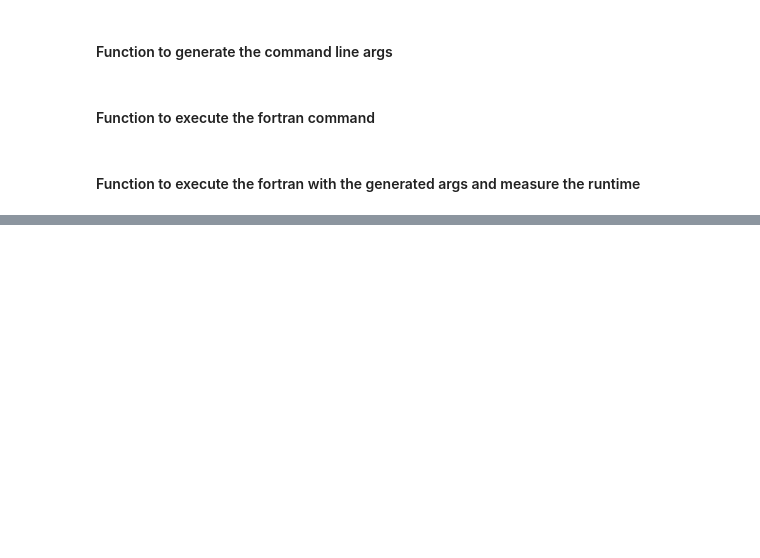
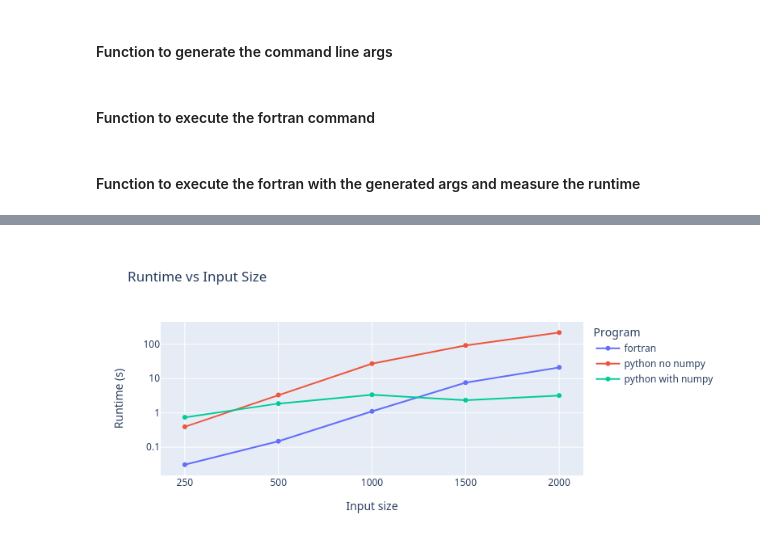
Before and after one commit to RustyRaptor/ProgrammingLanguages, a Jupyter notebook: PA003/compiled_vs_interpreted.ipynb, the cells around one changed output, grey strips where cells are left out. Saved outputs shown, nothing was run; the diff lists cells and outputs as text; code cells hidden in the pictures; blank space fills up the shorter version.

```diff
--- a/PA003/compiled_vs_interpreted.ipynb
+++ b/PA003/compiled_vs_interpreted.ipynb
@@ -234,0 +292,32 @@ print(results)
+# %%
+import plotly.graph_objs as go
+
+def plot_runtimes(data):
+    fig = go.Figure()
+
+    for program, program_data in data.items():
+        x = sorted(program_data.keys())
+        y = [sum(program_data[n])/len(program_data[n]) for n in x]
+        fig.add_trace(go.Scatter(x=x, y=y, mode='lines+markers', name=program))
+
+    fig.update_layout(
+        title='Runtime vs Input Size',
+        xaxis_title='Input Size',
+        yaxis_title='Runtime (s)',
+        legend_title='Program',
+         xaxis=dict(
+        title='Input size',
+        type='category'  # Set the x-axis type to "category"
+    ),
+    yaxis=dict(
+        title='Runtime (s)',
+        scaleanchor="x",
+        scaleratio=100,
+        type="log"
+    ))
+
+    return fig
+# %%
+plot_runtimes(results).show()
+# %% [output]
+[figure, added]
```
Also changed, not shown: parts of 5 cells of this notebook.
